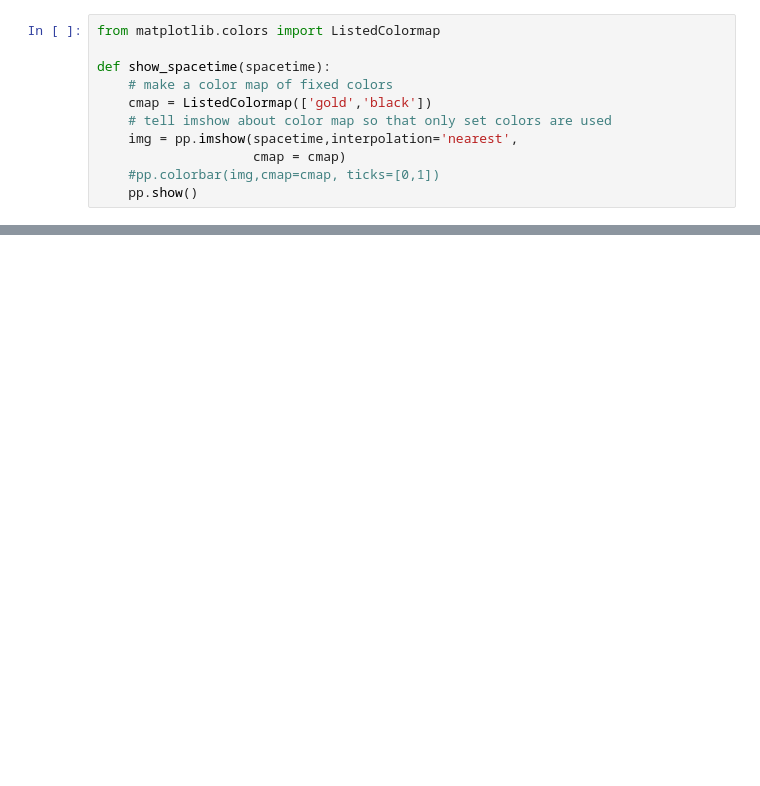
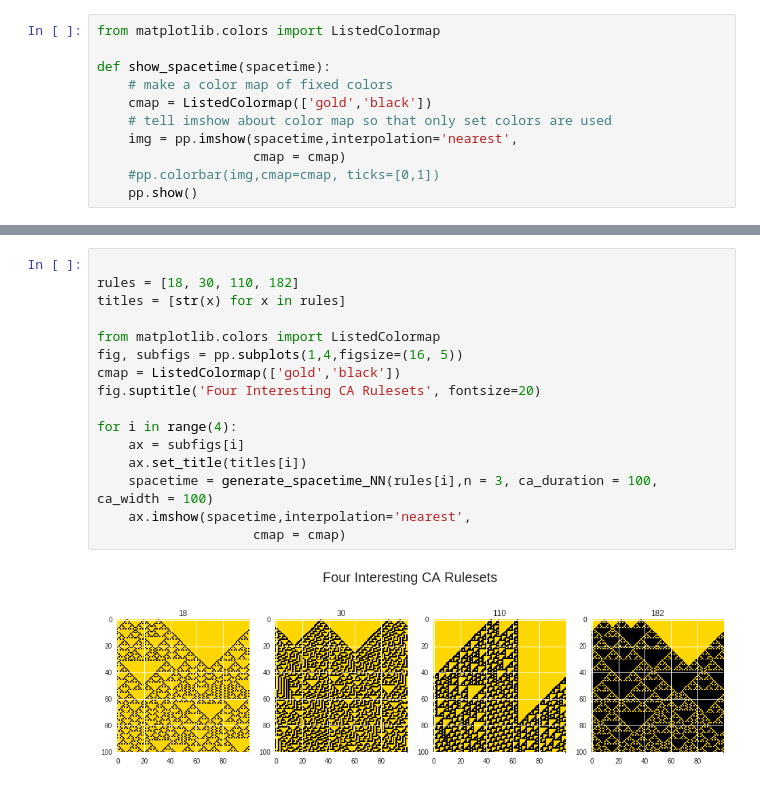
Before and after one commit to 1boyer/data_science, a Jupyter notebook: Cellular_Automata.ipynb, the cells around one changed output, grey strips where cells are left out. Drawn from its saved outputs; the diff is of its cells as text; blank space fills up the shorter version.

```diff
--- a/Cellular_Automata.ipynb
+++ b/Cellular_Automata.ipynb
@@ -52 +80,19 @@ def show_spacetime(spacetime):
+# %%
+
+rules = [18, 30, 110, 182]
+titles = [str(x) for x in rules]
+
+from matplotlib.colors import ListedColormap
+fig, subfigs = pp.subplots(1,4,figsize=(16, 5))
+cmap = ListedColormap(['gold','black'])
+fig.suptitle('Four Interesting CA Rulesets', fontsize=20)
+
+for i in range(4):
+    ax = subfigs[i]
+    ax.set_title(titles[i])
+    spacetime = generate_spacetime_NN(rules[i],n = 3, ca_duration = 100, ca_width = 100)
+    ax.imshow(spacetime,interpolation='nearest',
+                    cmap = cmap)
+# %% [output]
+[figure, added]
 # %% [markdown]
```
Also changed, not shown: parts of 6 cells of this notebook, 1 other file.
